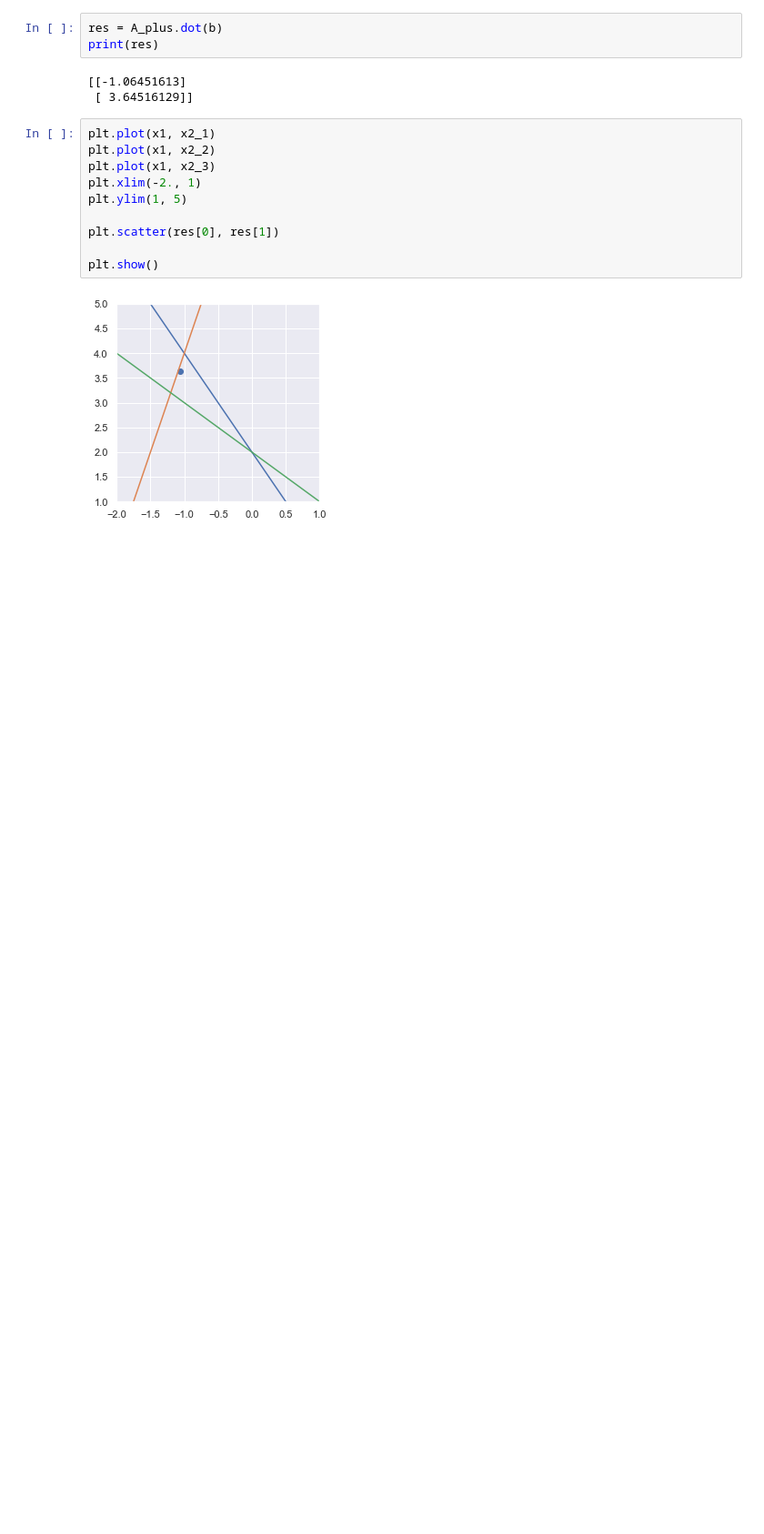
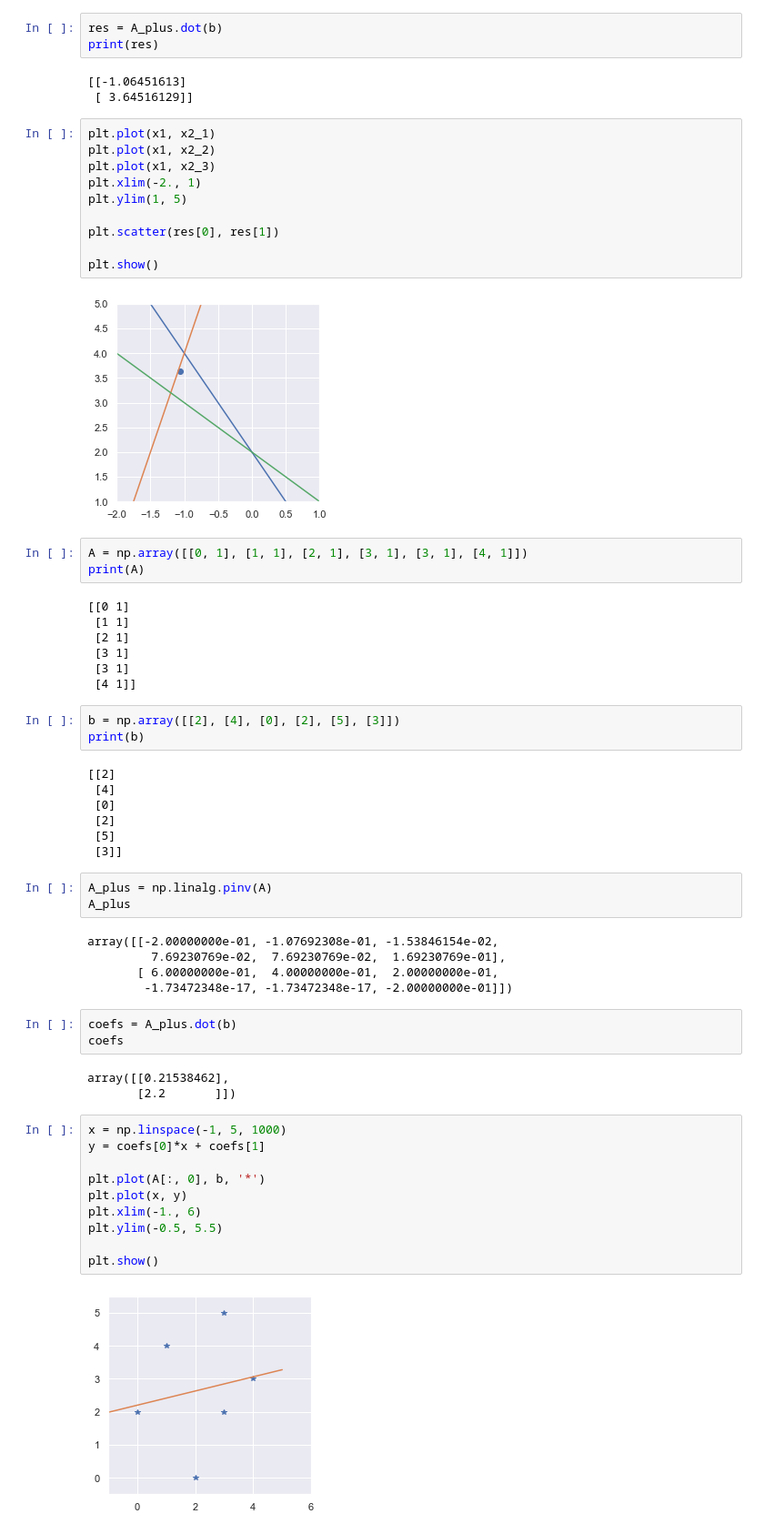
Before and after one commit to GAnagno/Dimensionality-Reduction, a Jupyter notebook: Moore-Penrose Pseudoinverse.ipynb, the cells around one changed output. Shown: that part at 91% size. Drawn from its saved outputs; the diff is of its cells as text; blank space fills up the shorter version.

```diff
--- a/Moore-Penrose Pseudoinverse.ipynb
+++ b/Moore-Penrose Pseudoinverse.ipynb
@@ -123,3 +123,49 @@ plt.scatter(res[0], res[1])
 plt.show()
 # %% [output]
 [figure]
+# %%
+A = np.array([[0, 1], [1, 1], [2, 1], [3, 1], [3, 1], [4, 1]])
+print(A)
+# %% [output]
+[[0 1]
+ [1 1]
+ [2 1]
+ [3 1]
+ [3 1]
+ [4 1]]
+# %%
+b = np.array([[2], [4], [0], [2], [5], [3]])
+print(b)
+# %% [output]
+[[2]
+ [4]
+ [0]
+ [2]
+ [5]
+ [3]]
+# %%
+A_plus = np.linalg.pinv(A)
+A_plus
+# %% [output]
+array([[-2.00000000e-01, -1.07692308e-01, -1.53846154e-02,
+         7.69230769e-02,  7.69230769e-02,  1.69230769e-01],
+       [ 6.00000000e-01,  4.00000000e-01,  2.00000000e-01,
+        -1.73472348e-17, -1.73472348e-17, -2.00000000e-01]])
+# %%
+coefs = A_plus.dot(b)
+coefs
+# %% [output]
+array([[0.21538462],
+       [2.2       ]])
+# %%
+x = np.linspace(-1, 5, 1000)
+y = coefs[0]*x + coefs[1]
+
+plt.plot(A[:, 0], b, '*')
+plt.plot(x, y)
+plt.xlim(-1., 6)
+plt.ylim(-0.5, 5.5)
+
+plt.show()
+# %% [output]
+[figure, added]
```
Also changed, not shown: parts of 5 cells of this notebook.
